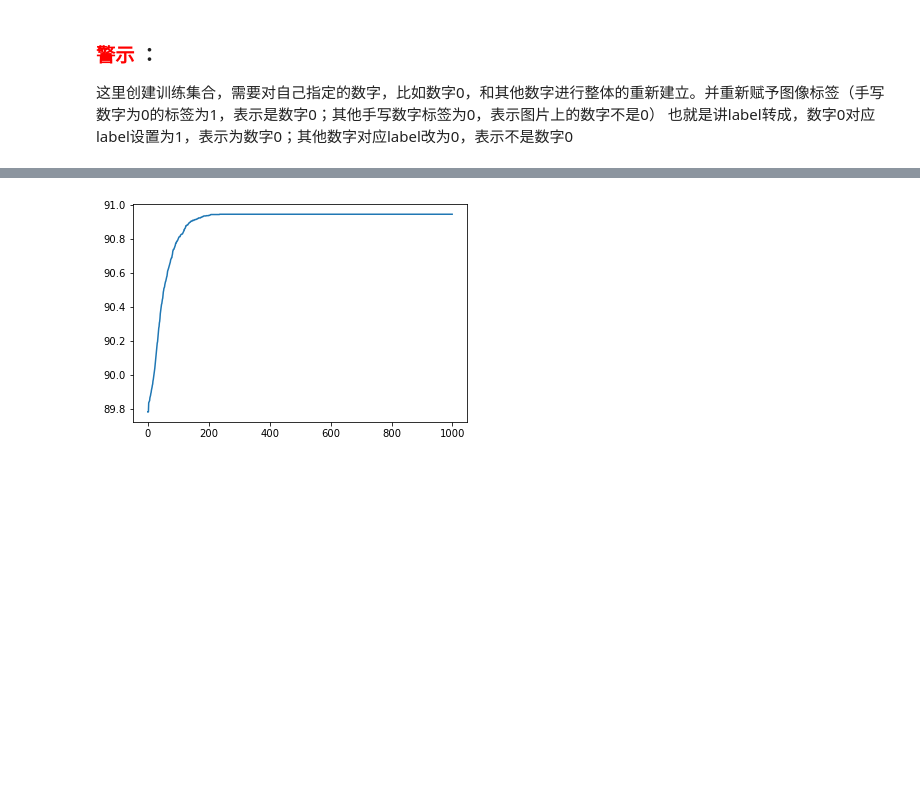
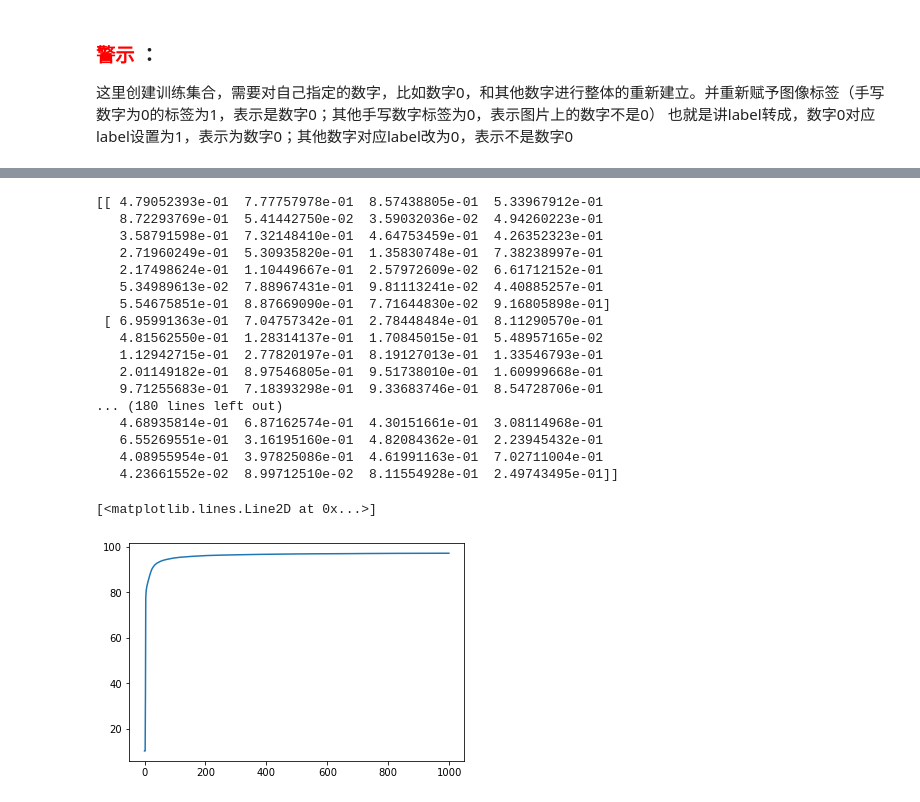
Before and after one commit to ShinATK/JupyterNotebook, a Jupyter notebook: myDeepLearning/COURSE1 Neural Networks and Deep Learning/Week 2/NumberRecognition/数字识别-二值回归.ipynb, the cells around one changed output, grey strips where cells are left out. Cells and saved outputs as stored; diff of their text form; code cells hidden in the pictures; blank space fills up the shorter version.

```diff
--- a/myDeepLearning/COURSE1 Neural Networks and Deep Learning/Week 2/NumberRecognition/数字识别-二值回归.ipynb
+++ b/myDeepLearning/COURSE1 Neural Networks and Deep Learning/Week 2/NumberRecognition/数字识别-二值回归.ipynb
@@ -73,7 +73,7 @@ def test_setY(num):
     label[np.where(label == num)] = 1
     label[np.where(label == 9)] = 0
     return label
-reg_num = 0
+reg_num = 3
 train_X = train_img.copy().T
 train_Y = train_setY(reg_num).T
 index_regnum = np.where(train_Y==1)
@@ -189,7 +192,8 @@ def sigmoid(z):
 
 # 参数初始化
 def initialize_with_zeros(dim):
-    w = np.zeros((dim, 1))
+    w = (-1 + 2*np.random.random((dim, 1)))/10
+    # w = np.zeros((dim, 1))
     b = 0
 
 #     plt.imshow(w.reshape((28,28)))
@@ -352,7 +403,27 @@ np.save(f"w{reg_num}_qxs.npy", w)
 # %%
+print(w.reshape((28,28)))
 accus = d["accus"].copy()
 plt.plot(accus)
+plt.ylim(20, 100)
 # np.savetxt(f"accu{reg_num} {parameters['b+']}.txt", accus)
-np.savetxt(f"accu{reg_num}_qxs.txt", accus)
+# np.savetxt(f"accu{reg_num}_qxs.txt", accus)
 # %% [output]
+[[ 4.79052393e-01  7.77757978e-01  8.57438805e-01  5.33967912e-01
+   8.72293769e-01  5.41442750e-02  3.59032036e-02  4.94260223e-01
+   3.58791598e-01  7.32148410e-01  4.64753459e-01  4.26352323e-01
+   2.71960249e-01  5.30935820e-01  1.35830748e-01  7.38238997e-01
+   2.17498624e-01  1.10449667e-01  2.57972609e-02  6.61712152e-01
+   5.34989613e-02  7.88967431e-01  9.81113241e-02  4.40885257e-01
+   5.54675851e-01  8.87669090e-01  7.71644830e-02  9.16805898e-01]
+ [ 6.95991363e-01  7.04757342e-01  2.78448484e-01  8.11290570e-01
+   4.81562550e-01  1.28314137e-01  1.70845015e-01  5.48957165e-02
+   1.12942715e-01  2.77820197e-01  8.19127013e-01  1.33546793e-01
+   2.01149182e-01  8.97546805e-01  9.51738010e-01  1.60999668e-01
+   9.71255683e-01  7.18393298e-01  9.33683746e-01  8.54728706e-01
+... (180 lines left out)
+   4.68935814e-01  6.87162574e-01  4.30151661e-01  3.08114968e-01
+   6.55269551e-01  3.16195160e-01  4.82084362e-01  2.23945432e-01
+   4.08955954e-01  3.97825086e-01  4.61991163e-01  7.02711004e-01
+   4.23661552e-02  8.99712510e-02  8.11554928e-01  2.49743495e-01]]
+[<matplotlib.lines.Line2D at 0x...>]
-[figure, old version]
+[figure, new version]
```
Also changed, not shown: parts of 5 cells of this notebook, 8 other files.
